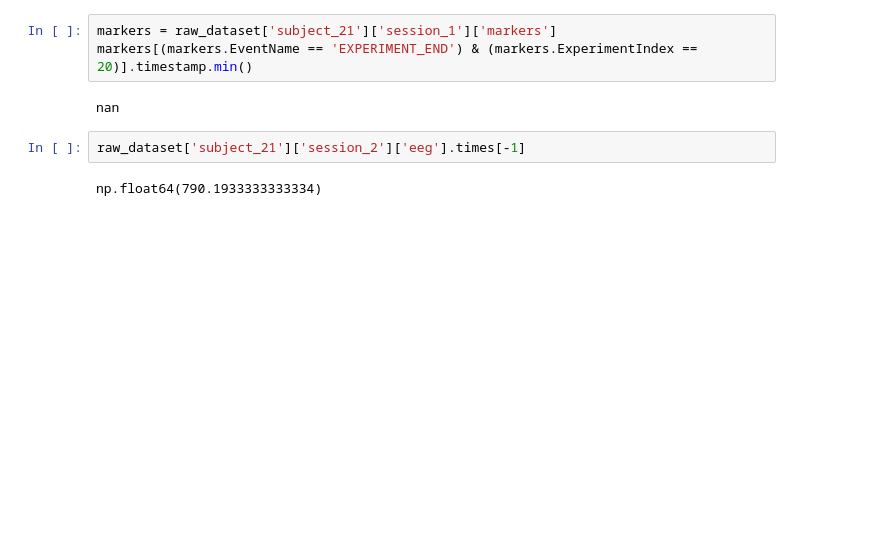
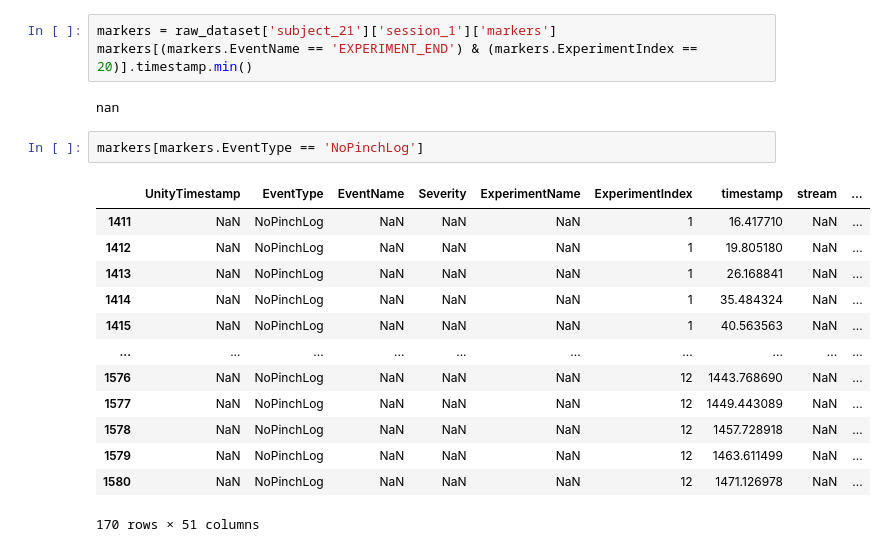
Before and after one commit to baeriswyln/VIBE, a Jupyter notebook: DataAnalysis/11_preprocessing.ipynb, the cells around one changed output. Saved outputs shown, nothing was run; the diff lists cells and outputs as text; blank space fills up the shorter version.

```diff
--- a/DataAnalysis/11_preprocessing.ipynb
+++ b/DataAnalysis/11_preprocessing.ipynb
@@ -387,6 +404,18 @@ markers[(markers.EventName == 'EXPERIMENT_END') & (markers.ExperimentIndex == 20
 # %% [output]
 nan
 # %%
-raw_dataset['subject_21']['session_2']['eeg'].times[-1]
+markers[markers.EventType == 'NoPinchLog']
 # %% [output]
+|  | UnityTimestamp | EventType | EventName | Severity | ExperimentName | ExperimentIndex | timestamp | stream | ... |
+| 1411 | NaN | NoPinchLog | NaN | NaN | NaN | 1 | 16.417710 | NaN | ... |
+| 1412 | NaN | NoPinchLog | NaN | NaN | NaN | 1 | 19.805180 | NaN | ... |
+| 1413 | NaN | NoPinchLog | NaN | NaN | NaN | 1 | 26.168841 | NaN | ... |
+| 1414 | NaN | NoPinchLog | NaN | NaN | NaN | 1 | 35.484324 | NaN | ... |
+| 1415 | NaN | NoPinchLog | NaN | NaN | NaN | 1 | 40.563563 | NaN | ... |
+| ... | ... | ... | ... | ... | ... | ... | ... | ... | ... |
+| 1576 | NaN | NoPinchLog | NaN | NaN | NaN | 12 | 1443.768690 | NaN | ... |
+| 1577 | NaN | NoPinchLog | NaN | NaN | NaN | 12 | 1449.443089 | NaN | ... |
+| 1578 | NaN | NoPinchLog | NaN | NaN | NaN | 12 | 1457.728918 | NaN | ... |
+| 1579 | NaN | NoPinchLog | NaN | NaN | NaN | 12 | 1463.611499 | NaN | ... |
+| 1580 | NaN | NoPinchLog | NaN | NaN | NaN | 12 | 1471.126978 | NaN | ... |
-np.float64(790.1933333333334)
+170 rows × 51 columns
```
Also changed, not shown: parts of 5 cells of this notebook, 2 other files.
